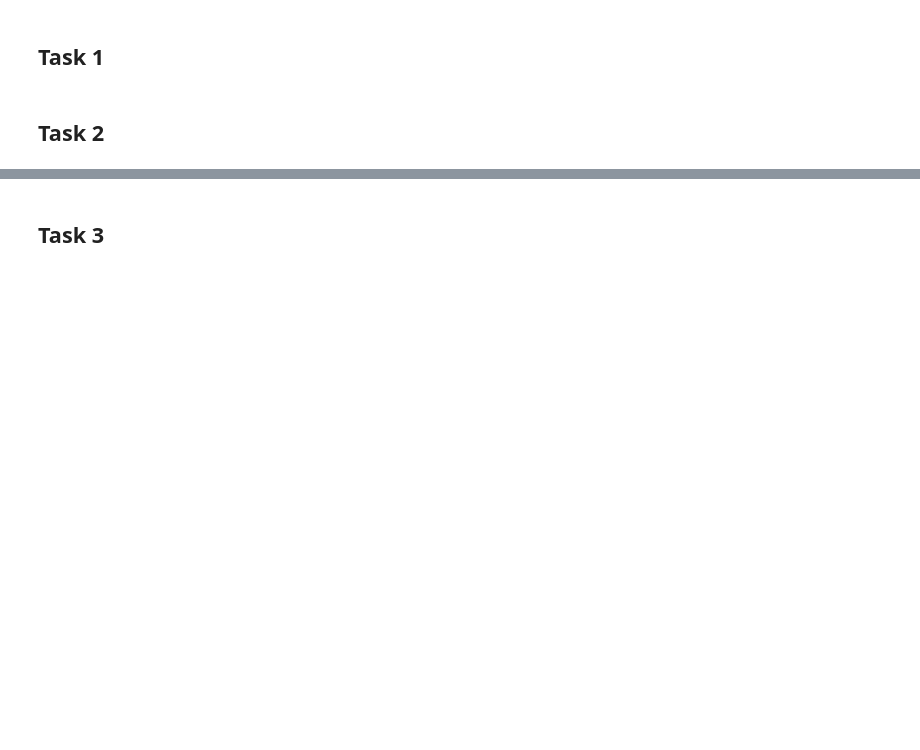
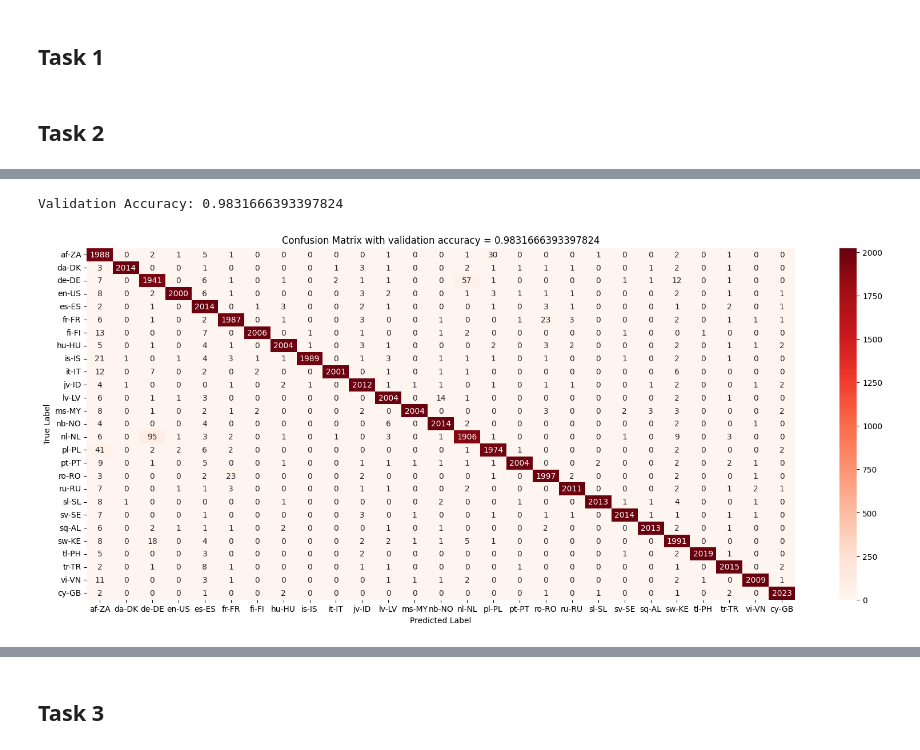
Before and after one commit to Nikshay-Jain/DA5401-DAL, a Jupyter notebook: Assign 6/assign.ipynb, the cells around one changed output, grey strips where cells are left out. Drawn from its saved outputs; the diff is of its cells as text; code cells hidden in the pictures; blank space fills up the shorter version.

```diff
--- a/Assign 6/assign.ipynb
+++ b/Assign 6/assign.ipynb
@@ -150,0 +181,17 @@ print(confusion_matrix(y_test, y_test_pred))
+# %%
+# Evaluate on validation set
+y_val_pred = best_nb_model.predict(X_val)
+val_accuracy = accuracy_score(y_val, y_val_pred)
+val_cm = confusion_matrix(y_val, y_val_pred)
+print(f"Validation Accuracy: {val_accuracy}")
+
+plt.figure(figsize=(20, 8))
+sns.heatmap(val_cm, annot=True, fmt='d', cmap='Reds', xticklabels=locales, yticklabels=locales)
+
+plt.ylabel('True Label')
+plt.xlabel('Predicted Label')
+plt.title(f'Confusion Matrix with validation accuracy = {val_accuracy}')
+plt.show()
+# %% [output]
+Validation Accuracy: 0.9831666393397824
+[figure, added]
```
Also changed, not shown: parts of 10 cells of this notebook.
